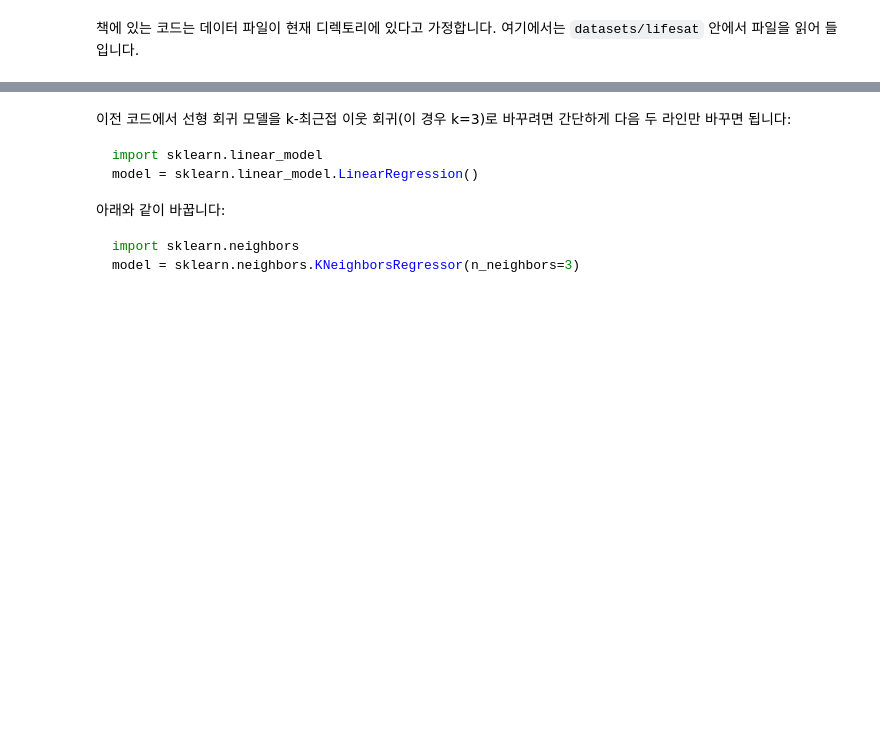
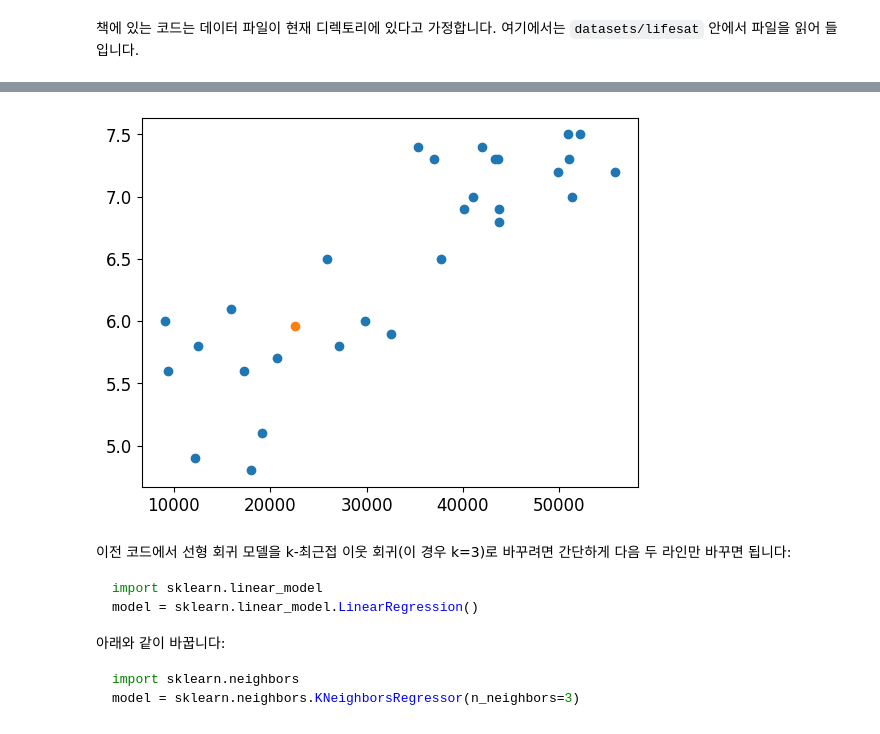
Before and after one commit to Kwonyuna/Hands-on_Machine_Learning, a Jupyter notebook: 01_the_machine_learning_landscape.ipynb, the cells around one changed output, grey strips where cells are left out. Drawn from its saved outputs; the diff is of its cells as text; code cells hidden in the pictures; blank space fills up the shorter version.

```diff
--- a/01_the_machine_learning_landscape.ipynb
+++ b/01_the_machine_learning_landscape.ipynb
@@ -92,3 +103,11 @@ print(model.predict(X_new)) # 출력 [[ 5.96242338]]
+# %%
+plt.scatter(X,y)
+plt.scatter(22587,5.96)
+plt.show()
+
+# 모델기반학습 모델이었음
+# %% [output]
+[figure, added]
 # %% [markdown]
 이전 코드에서 선형 회귀 모델을 k-최근접 이웃 회귀(이 경우 k=3)로 바꾸려면 간단하게 다음 두 라인만 바꾸면 됩니다:
 
```
Also changed, not shown: parts of 4 cells of this notebook.
